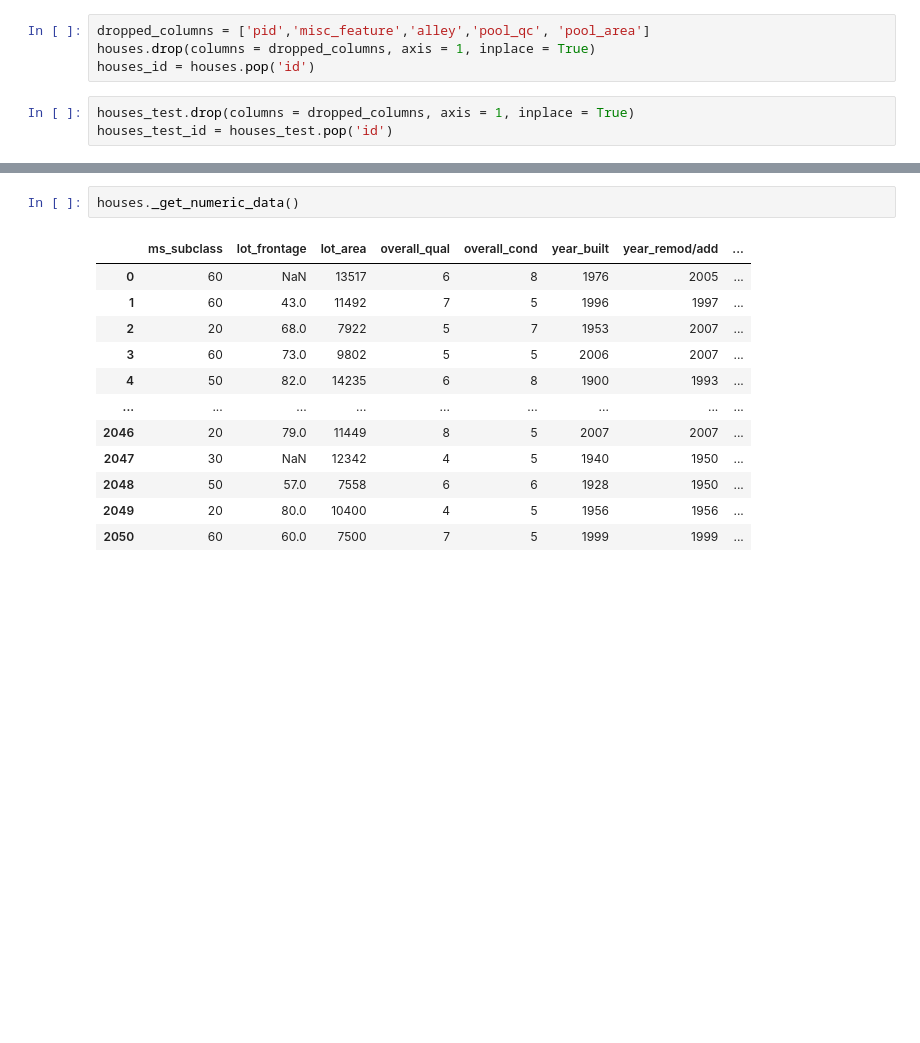
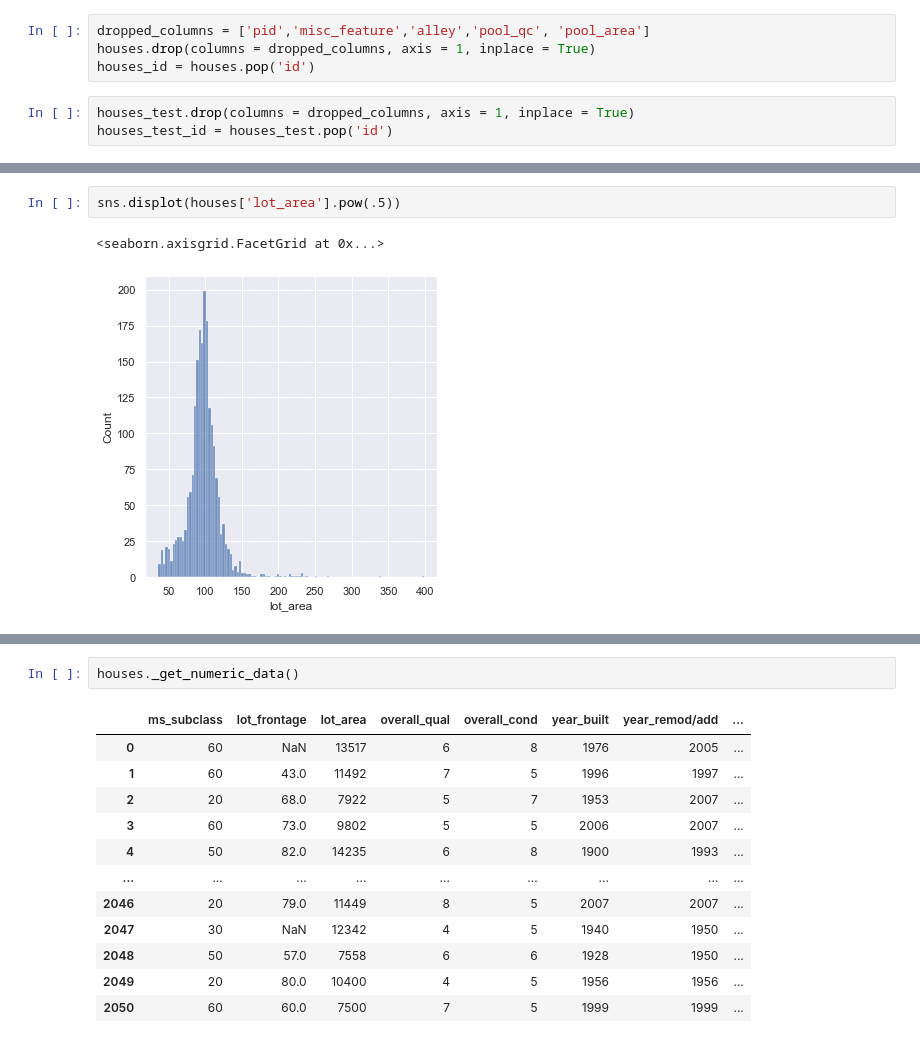
Before and after one commit to wcmohr/AmesHousing, a Jupyter notebook: notebooks/DataCleaning.ipynb, the cells around one changed output, grey strips where cells are left out. Cells and saved outputs as stored; diff of their text form; blank space fills up the shorter version.

```diff
--- a/notebooks/DataCleaning.ipynb
+++ b/notebooks/DataCleaning.ipynb
@@ -87,0 +109,5 @@ houses_test_id = houses_test.pop('id')
+# %%
+sns.displot(houses['lot_area'].pow(.5))
+# %% [output]
+<seaborn.axisgrid.FacetGrid at 0x...>
+[figure, added]
```
Also changed, not shown: parts of 25 cells of this notebook, 1 other file.
